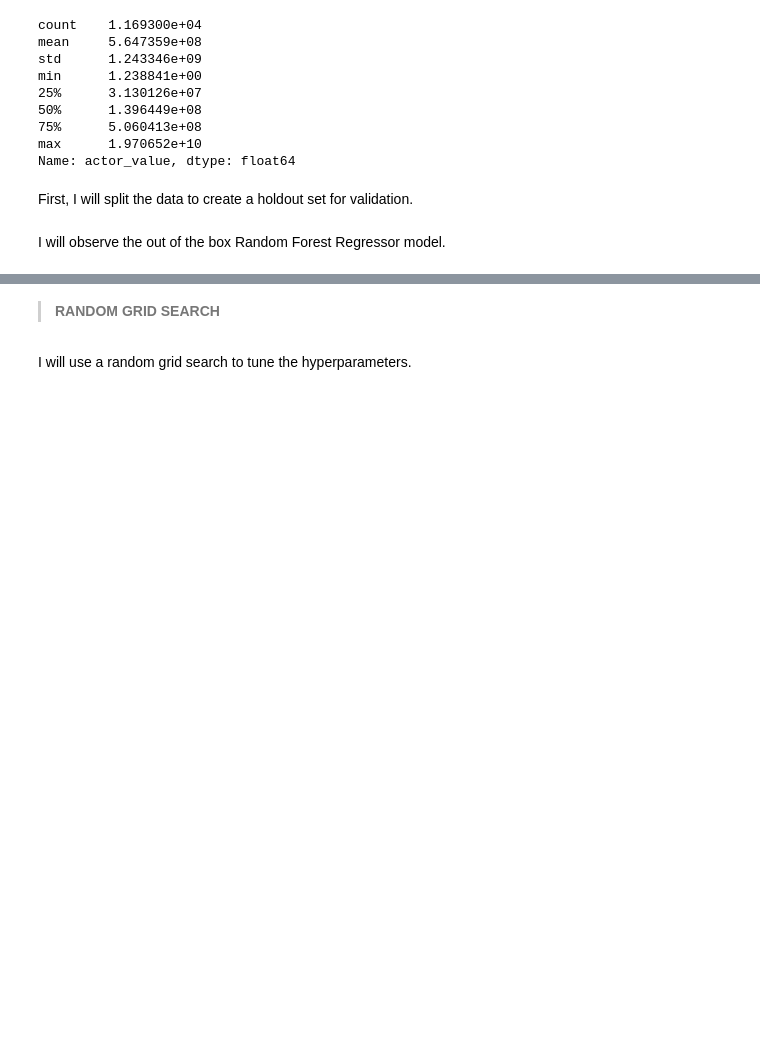
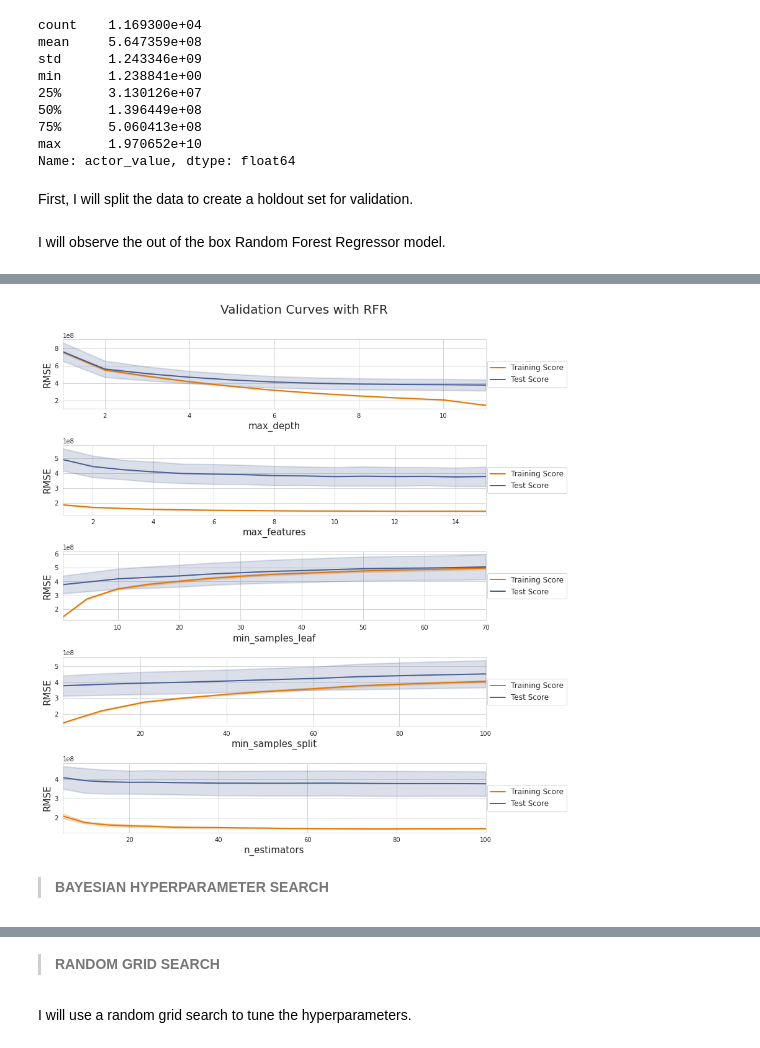
Before and after one commit to christianspybrook/springboard, a Jupyter notebook: capstones/capstone2/capstone2_rf_regressor_test.ipynb, the cells around one changed output, grey strips where cells are left out. Drawn from its saved outputs; the diff is of its cells as text; code cells hidden in the pictures; blank space fills up the shorter version.

```diff
--- a/capstones/capstone2/capstone2_rf_regressor_test.ipynb
+++ b/capstones/capstone2/capstone2_rf_regressor_test.ipynb
@@ -214,0 +257,28 @@ plot_residual_distribution(X, y, base_model)
+# %%
+def plot_hyperparameters(features, target, model, grid):
+    """Plots CV results for each hyperparameter"""
+    count = 0
+    n_hp = len(grid.items())
+    fig, axes = plt.subplots(nrows=n_hp, figsize=(12, 12))
+    for param, param_lst in grid.items():
+        # get CV scores
+        train_scores, test_scores = validation_curve(
+            model, features, target, param_name=param, param_range=param_lst,
+            cv=10, n_jobs=-1, scoring='neg_mean_squared_error', verbose=2)
+        # convert scores to root-mean-square error
+        train_rmse = np.sqrt(train_scores * -1)
+        test_rmse = np.sqrt(test_scores * -1)
+        # replace None value in max depth with dummy numeric to plot
+        if param == 'max_depth':
+            param_lst = param_lst[:-1]
+            param_lst.append(param_lst[0] + param_lst[-1])
+        count += 1
+        plt.subplot(n_hp, 1, count)
+        plt.xlim(np.min(param_lst), np.max(param_lst))
+        plot_hp(train_rmse, test_rmse, param_lst)
+        plt.xlabel(param, fontsize=15)
+    plt.suptitle("Validation Curves with RFR", y=1.04, fontsize=20)
+    plt.tight_layout();
+# %%
+plot_hyperparameters(X_train, y_train, base_model, param_grid_1)
+# %% [output]
@@ -214,0 +301,3 @@ plot_residual_distribution(X, y, base_model)
+[figure, added]
+# %% [markdown]
+> **BAYESIAN HYPERPARAMETER SEARCH**
```
Also changed, not shown: parts of 95 cells of this notebook.
